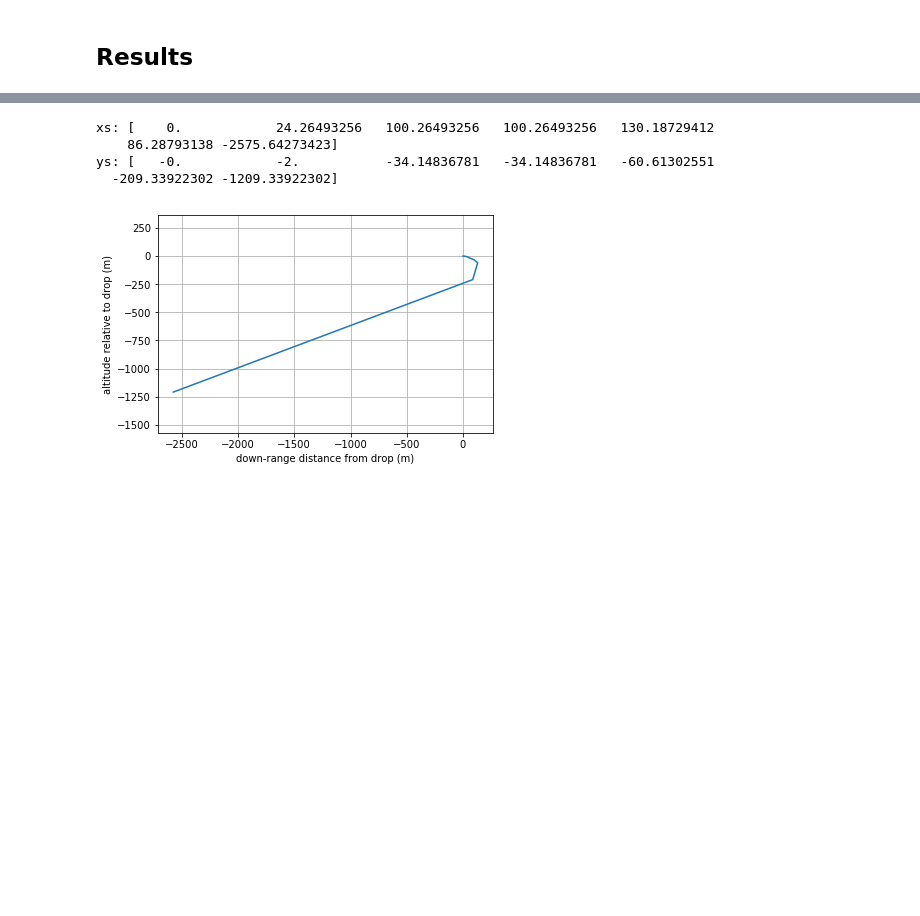
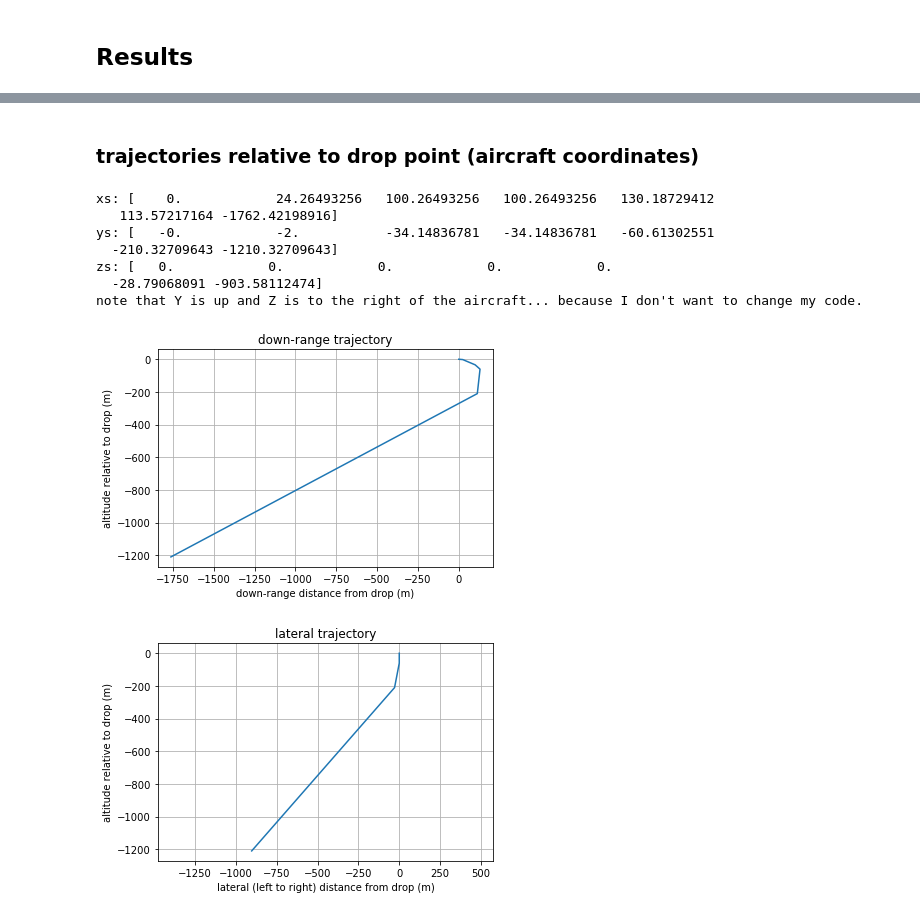
Before and after one commit to psas/lv3.0-recovery, a Jupyter notebook: Drop_Test_Calculations.ipynb, the cells around one changed output, grey strips where cells are left out. Saved outputs shown, nothing was run; the diff lists cells and outputs as text; code cells hidden in the pictures; blank space fills up the shorter version.

```diff
--- a/Drop_Test_Calculations.ipynb
+++ b/Drop_Test_Calculations.ipynb
@@ -271,10 +290,11 @@ pd.A= A_d
 pd.Cd= cd_d
 pd.m= m
 pd.g= g
-pd.wx= w
+pd.wx= wx
+pd.wz= wz
 
 # set the boundary conditions for the solver:
-y0= [0, 0, P, -vd]
+y0= [0,0,0, P, -vd, 0]
 t_step= 0.001
 t_start= 0
 t_final= 8
@@ -298,10 +318,13 @@ soln_d= odeint(func= dragFunc, y0= y0, t= times_d, args= (pd,))
 # break out the solutions into convenient names:
 soln_d_x= [s[0] for s in soln_d]
 soln_d_y= [s[1] for s in soln_d]
-soln_d_xdot= [s[2] for s in soln_d]
-soln_d_ydot= [s[3] for s in soln_d]
-soln_d_yddot= np.diff([s[3] for s in soln_d]) # y acceleration
-soln_d_xddot= np.diff([s[2] for s in soln_d]) # x acceleration
+soln_d_z= [s[2] for s in soln_d]
+soln_d_xdot= [s[3] for s in soln_d]
+soln_d_ydot= [s[4] for s in soln_d]
+soln_d_zdot= [s[5] for s in soln_d]
+soln_d_xddot= np.diff(soln_d_xdot) # x acceleration
+soln_d_yddot= np.diff(soln_d_ydot) # y acceleration
+soln_d_zddot= np.diff(soln_d_zdot) # z acceleration
 
 # plot dat shit:
 plt.figure(1)
@@ -337,8 +360,10 @@ plt.ylabel('vertical acceleration (m/s^2)')
 # %%
 Lhe= soln_d_x[-1]
 Lve= -soln_d_y[-1]
+Lle= soln_d_z[-1]
 te= times_d[-1]
 print('horizontal distance travelled in step e:', Lhe)
 print('vertical distance travelled in step e:', Lve)
+print('lateral distance travelled in step e:', Lle)
 print('time taken in step e:', te)
 # %% [output]
@@ -465,7 +491,8 @@ Lvf= mainSafetyDist
 # step f time = vertical distance / main terminal velocity
 tf= Lvf/vt_m
 # horizontal distance= wind speed * step f time
-Lhf= w*tf
+Lhf= wx*tf
+Llf= wz*tf
 # %% [markdown]
 #### results
 # %%
@@ -492,20 +521,39 @@ TOTAL VERTICAL DISTANCE DESCENDED 1209.33922302 m
+# %% [markdown]
+### trajectories relative to drop point (aircraft coordinates)
 # %%
-delta_xs= np.array([0, Lha, Lhb, Lhc, Lhd, Lhe, Lhf])
+delta_xs=  np.array([0, Lha, Lhb, Lhc, Lhd, Lhe, Lhf])
 delta_ys= -np.array([0, Lva, Lvb, Lvc, Lvd, Lve, Lvf])
+delta_zs=  np.array([0, 0,   0,   0,   0,   Lle, Llf])
 xs= np.cumsum(delta_xs)
 ys= np.cumsum(delta_ys)
-plt.close(1)
+zs= np.cumsum(delta_zs)
+plt.close('all')
 plt.figure(1)
 plt.plot(xs,ys)
 _= plt.axis('equal')
 plt.grid()
+plt.title('down-range trajectory')
 plt.xlabel('down-range distance from drop (m)')
 plt.ylabel('altitude relative to drop (m)')
+plt.figure(2)
+plt.plot(zs, ys)
+_= plt.axis('equal')
+plt.grid()
+plt.title('lateral trajectory')
+plt.xlabel('lateral (left to right) distance from drop (m)')
+plt.ylabel('altitude relative to drop (m)')
+
 print('xs:', xs)
 print('ys:', ys)
+print('zs:', zs)
+print('note that Y is up and Z is to the right of the aircraft... because I don\'t want to change my code.')
 # %% [output]
 xs: [    0.            24.26493256   100.26493256   100.26493256   130.18729412
-    86.28793138 -2575.64273423]
+   113.57217164 -1762.42198916]
 ys: [   -0.            -2.           -34.14836781   -34.14836781   -60.61302551
-  -209.33922302 -1209.33922302]
+  -210.32709643 -1210.32709643]
+zs: [   0.            0.            0.            0.            0.
+  -28.79068091 -903.58112474]
+note that Y is up and Z is to the right of the aircraft... because I don't want to change my code.
-[figure, old version]
+[figure, new version]
+[figure, added]
```
Also changed, not shown: parts of 14 cells of this notebook.
